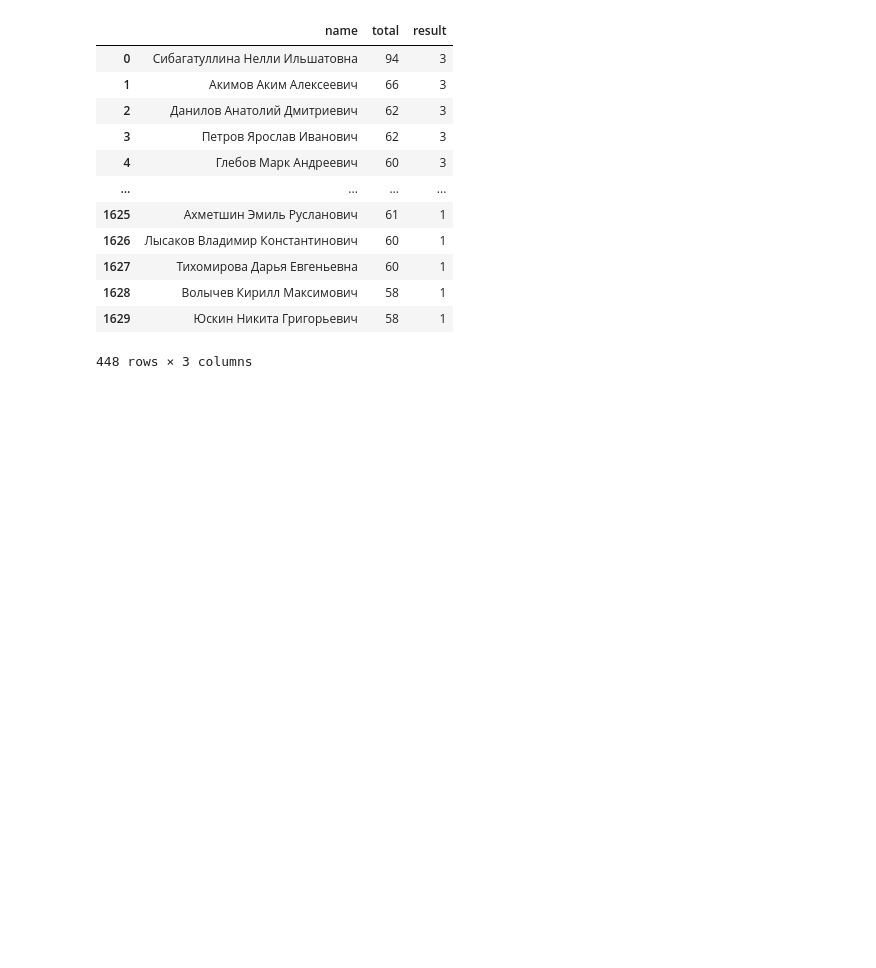
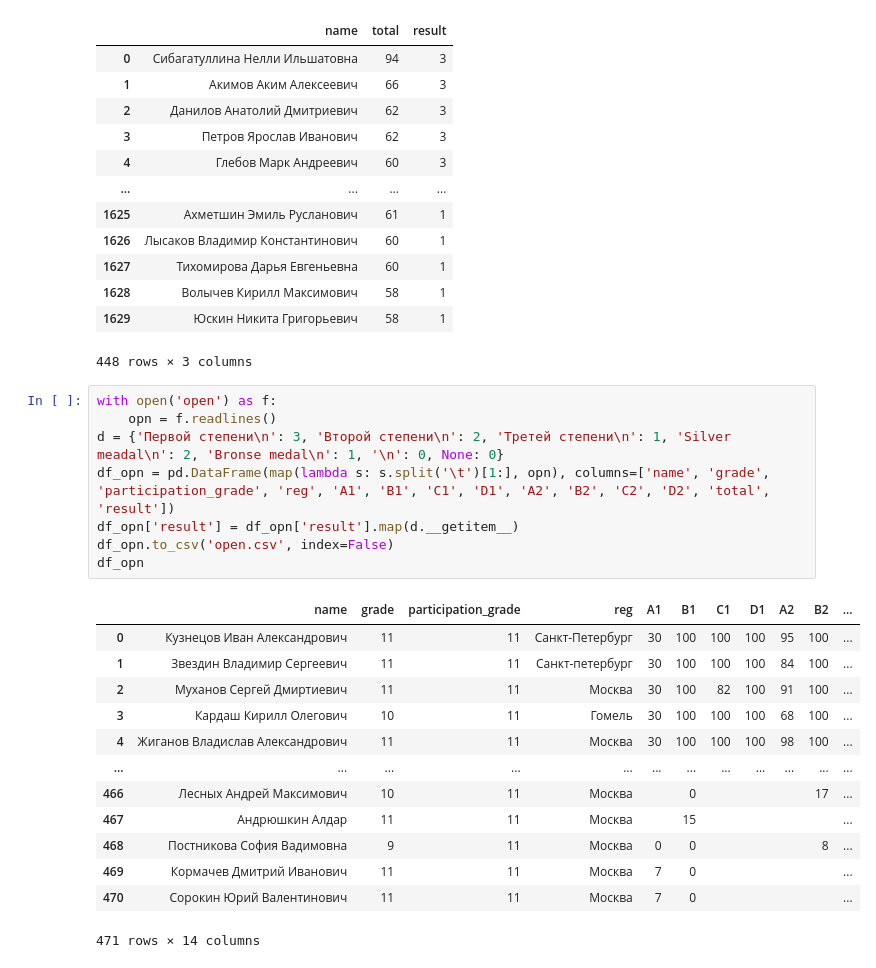
Before and after one commit to VladG00dmanPersonal/LMSH_AI_HACK, a Jupyter notebook: ОБРАБОТКА/raw/idk.ipynb, the cells around one changed output. Cells and saved outputs as stored; diff of their text form; blank space fills up the shorter version.

Commit message:
open

```diff
--- a/ОБРАБОТКА/raw/idk.ipynb
+++ b/ОБРАБОТКА/raw/idk.ipynb
@@ -468,3 +468,25 @@ df_bel
 | 1628 | Волычев Кирилл Максимович | 58 | 1 |
 | 1629 | Юскин Никита Григорьевич | 58 | 1 |
 448 rows × 3 columns
+# %%
+with open('open') as f:
+    opn = f.readlines()
+d = {'Первой степени\n': 3, 'Второй степени\n': 2, 'Третей степени\n': 1, 'Silver meadal\n': 2, 'Bronse medal\n': 1, '\n': 0, None: 0}
+df_opn = pd.DataFrame(map(lambda s: s.split('\t')[1:], opn), columns=['name', 'grade', 'participation_grade', 'reg', 'A1', 'B1', 'C1', 'D1', 'A2', 'B2', 'C2', 'D2', 'total', 'result'])
+df_opn['result'] = df_opn['result'].map(d.__getitem__)
+df_opn.to_csv('open.csv', index=False)
+df_opn
+# %% [output]
+|  | name | grade | participation_grade | reg | A1 | B1 | C1 | D1 | A2 | B2 | ... |
+| 0 | Кузнецов Иван Александрович | 11 | 11 | Санкт-Петербург | 30 | 100 | 100 | 100 | 95 | 100 | ... |
+| 1 | Звездин Владимир Сергеевич | 11 | 11 | Санкт-петербург | 30 | 100 | 100 | 100 | 84 | 100 | ... |
+| 2 | Муханов Сергей Дмиртиевич | 11 | 11 | Москва | 30 | 100 | 82 | 100 | 91 | 100 | ... |
+| 3 | Кардаш Кирилл Олегович | 10 | 11 | Гомель | 30 | 100 | 100 | 100 | 68 | 100 | ... |
+| 4 | Жиганов Владислав Александрович | 11 | 11 | Москва | 30 | 100 | 100 | 100 | 98 | 100 | ... |
+| ... | ... | ... | ... | ... | ... | ... | ... | ... | ... | ... | ... |
+| 466 | Лесных Андрей Максимович | 10 | 11 | Москва |  | 0 |  |  |  | 17 | ... |
+| 467 | Андрюшкин Алдар | 11 | 11 | Москва |  | 15 |  |  |  |  | ... |
+| 468 | Постникова София Вадимовна | 9 | 11 | Москва | 0 | 0 |  |  |  | 8 | ... |
+| 469 | Кормачев Дмитрий Иванович | 11 | 11 | Москва | 7 | 0 |  |  |  |  | ... |
+| 470 | Сорокин Юрий Валентинович | 11 | 11 | Москва | 7 | 0 |  |  |  |  | ... |
+471 rows × 14 columns
```
Also changed, not shown: parts of 1 cell of this notebook, 4 other files.
